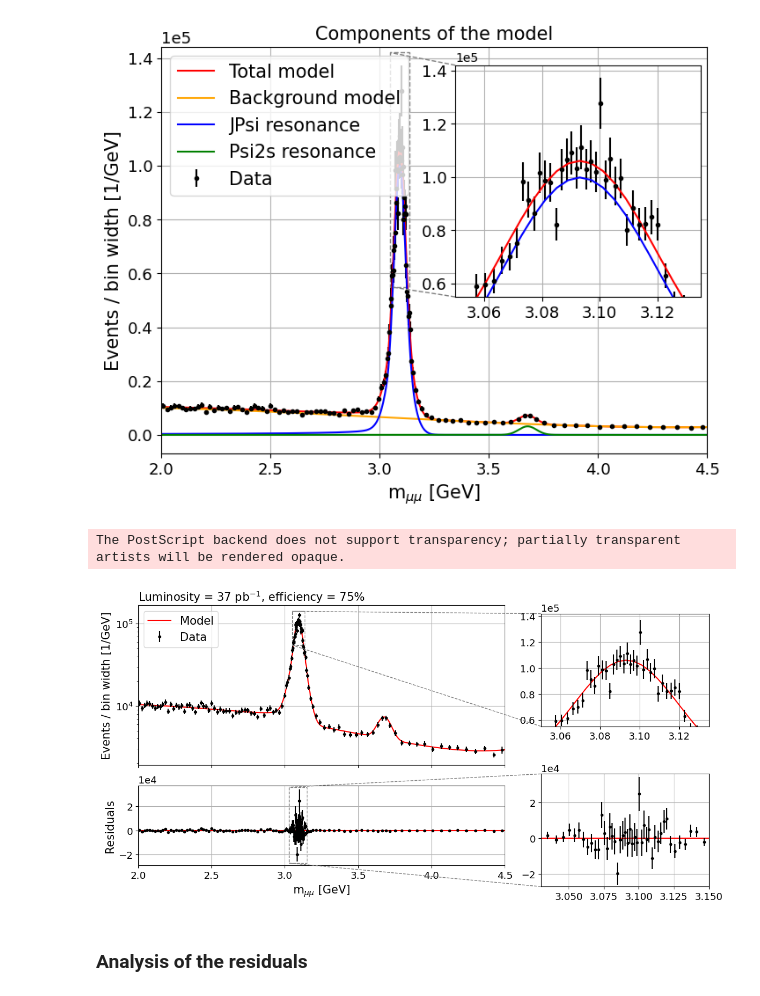
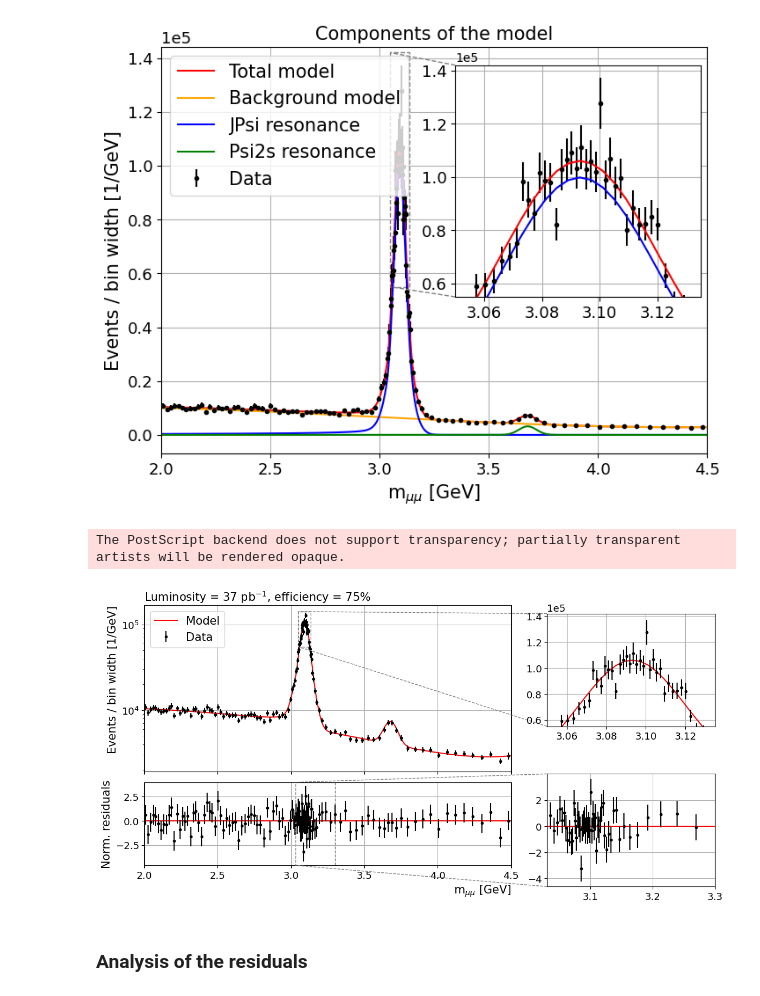
Before and after one commit to Matteo-Bellino/SMATEP_Project, a Jupyter notebook: Psi2S_RadanoBellino.ipynb, the cells around one changed output. Cells and saved outputs as stored; diff of their text form; code cells hidden in the pictures.

Commit message:
Adjustments to graphs

```diff
--- a/Psi2S_RadanoBellino.ipynb
+++ b/Psi2S_RadanoBellino.ipynb
@@ -343,7 +343,7 @@ ax_zoom.tick_params(axis='both', labelsize=tfs)
 mark_inset(ax_plot, ax_zoom, loc1=2, loc2=3, fc="none", ec="0.5", linestyle='--')
 
 ax_plot.set_xlim([2,6])
-ax_plot.set_ylabel(f"Events / bin width [1/GeV]", fontsize = fs)
+ax_plot.set_ylabel(f"Events / bin width [1/GeV]", fontsize = fs, loc = "top")
 ax_plot.legend(fontsize = fs, loc='upper left')
 ax_plot.grid()
 ax_plot.set_yscale('log')
@@ -353,41 +353,42 @@ ax_plot.set_title("Luminosity = 37 pb$^{-1}$, efficiency = 75%", loc = "left", f
 #plot the residuals
 residuals = (binned_data/bin_widths - total_model.pdf(bin_centers)*total_model.get_yield())
 ax_res.axhline(0, color = "red")
-ax_res.errorbar(bin_centers, residuals,yerr=err_binned_data/bin_widths, fmt='.', color = 'black')
+ax_res.errorbar(bin_centers, residuals/(err_binned_data/bin_widths),yerr=1, fmt='.', color = 'black')
 
 ax_zoom = inset_axes(ax_res, width="50%", height="45%", loc='upper right', bbox_to_anchor=(0.7, -0.6, 1, 1), bbox_transform=ax.transAxes)
 ax_zoom.axhline(0, color = "red")
-ax_zoom.errorbar(bin_centers, residuals,yerr=err_binned_data/bin_widths, fmt='.', color = 'black')
-x_box = [3.03,3.15]
-y_box = [-2.7e4,3.6e4]
+ax_zoom.errorbar(bin_centers, residuals/(err_binned_data/bin_widths),yerr=1, fmt='.', color = 'black')
+x_box = [3.03,3.3]
+#y_box = [-4,4]
+#y_box = [-2.7e4,3.6e4]
 ax_zoom.set_xlim(x_box)
-ax_zoom.set_ylim(y_box)
+#ax_zoom.set_ylim(y_box)
 ax_zoom.yaxis.set_major_formatter(ScalarFormatter())
 ax_zoom.yaxis.get_major_formatter().set_scientific(True)
 ax_zoom.yaxis.get_major_formatter().set_powerlimits((0, 0))
 ax_zoom.yaxis.offsetText.set_fontsize(tfs)
 ax_zoom.tick_params(axis='both', labelsize=tfs)
 ax_zoom.grid()
 mark_inset(ax_res, ax_zoom, loc1=2, loc2=3, fc="none", ec="0.5", linestyle='--')
 
 ax_res.set_xlim([2,mass_cut_HS])
-ax_res.set_ylabel("Residuals", fontsize = fs)
-ax_res.set_xlabel("m$_{\\mu\\mu}$ [GeV]", fontsize = fs)
+ax_res.set_ylabel("Norm. residuals", fontsize = fs)
+ax_res.set_xlabel("m$_{\\mu\\mu}$ [GeV]", fontsize = fs, loc = "right")
 ax_res.tick_params(axis='both', labelsize=tfs)
 ax_res.yaxis.set_major_formatter(ScalarFormatter())
 ax_res.yaxis.get_major_formatter().set_scientific(True)
 ax_res.yaxis.get_major_formatter().set_powerlimits((0, 0))
 ax_res.yaxis.offsetText.set_fontsize(tfs)
 ax_res.grid()
 
 
 plt.tight_layout()
 plt.savefig("HS_Fit.png", bbox_inches='tight')
 plt.savefig("HS_Fit.eps", bbox_inches='tight')
 plt.show()
 # %% [output]
 The PostScript backend does not support transparency; partially transparent artists will be rendered opaque.
-[figure, old version]
+[figure, new version]
 # %% [markdown]
 ### Analysis of the residuals
 # %%
```
Also changed, not shown: parts of 11 cells of this notebook.
